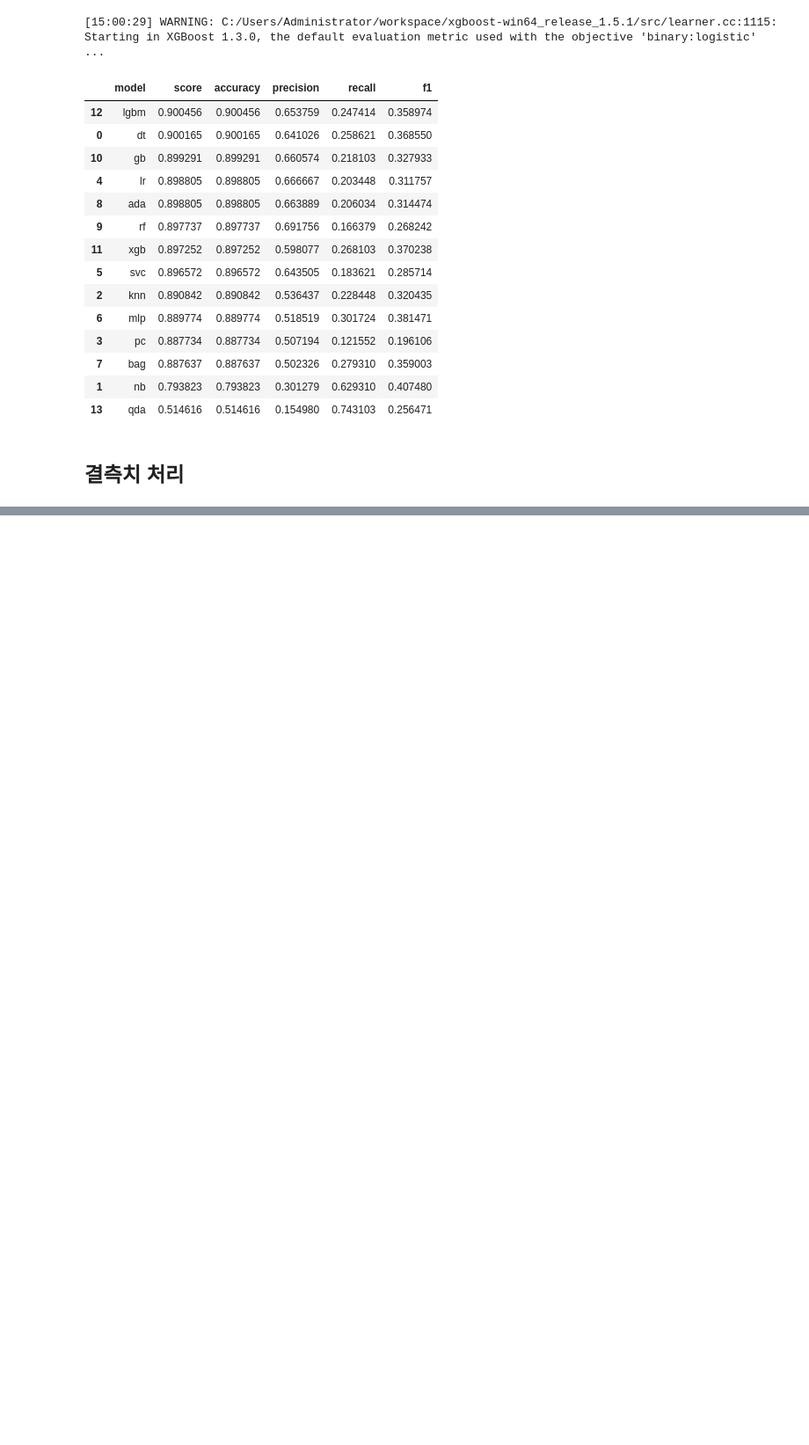
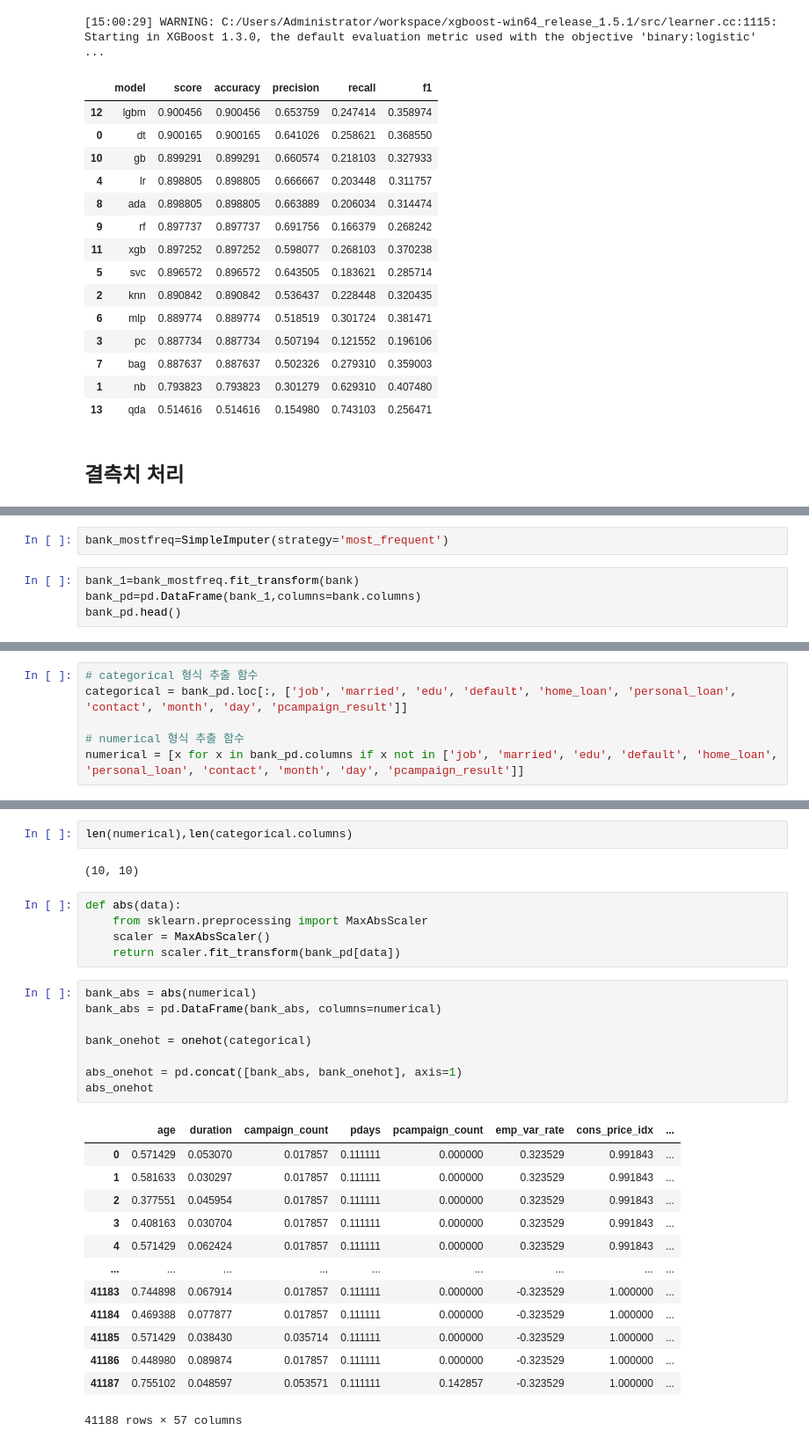
Before and after one commit to black4157/python-project, a Jupyter notebook: bank_project.ipynb, the cells around one changed output, grey strips where cells are left out. Shown at 88% size. Cells and saved outputs as stored; diff of their text form; blank space fills up the shorter version.

```diff
--- a/bank_project.ipynb
+++ b/bank_project.ipynb
@@ -986,0 +879,6 @@ dtype: int64
+# %%
+bank_mostfreq=SimpleImputer(strategy='most_frequent')
+# %%
+bank_1=bank_mostfreq.fit_transform(bank)
+bank_pd=pd.DataFrame(bank_1,columns=bank.columns)
+bank_pd.head()
@@ -986,0 +921,6 @@ dtype: int64
+# %%
+# categorical 형식 추출 함수
+categorical = bank_pd.loc[:, ['job', 'married', 'edu', 'default', 'home_loan', 'personal_loan', 'contact', 'month', 'day', 'pcampaign_result']]
+
+# numerical 형식 추출 함수
+numerical = [x for x in bank_pd.columns if x not in ['job', 'married', 'edu', 'default', 'home_loan', 'personal_loan', 'contact', 'month', 'day', 'pcampaign_result']]
@@ -986,0 +977,31 @@ dtype: int64
+# %%
+len(numerical),len(categorical.columns)
+# %% [output]
+(10, 10)
+# %%
+def abs(data):
+    from sklearn.preprocessing import MaxAbsScaler
+    scaler = MaxAbsScaler()
+    return scaler.fit_transform(bank_pd[data])
+# %%
+bank_abs = abs(numerical)
+bank_abs = pd.DataFrame(bank_abs, columns=numerical)
+
+bank_onehot = onehot(categorical)
+
+abs_onehot = pd.concat([bank_abs, bank_onehot], axis=1)
+abs_onehot
+# %% [output]
+|  | age | duration | campaign_count | pdays | pcampaign_count | emp_var_rate | cons_price_idx | ... |
+| 0 | 0.571429 | 0.053070 | 0.017857 | 0.111111 | 0.000000 | 0.323529 | 0.991843 | ... |
+| 1 | 0.581633 | 0.030297 | 0.017857 | 0.111111 | 0.000000 | 0.323529 | 0.991843 | ... |
+| 2 | 0.377551 | 0.045954 | 0.017857 | 0.111111 | 0.000000 | 0.323529 | 0.991843 | ... |
+| 3 | 0.408163 | 0.030704 | 0.017857 | 0.111111 | 0.000000 | 0.323529 | 0.991843 | ... |
+| 4 | 0.571429 | 0.062424 | 0.017857 | 0.111111 | 0.000000 | 0.323529 | 0.991843 | ... |
+| ... | ... | ... | ... | ... | ... | ... | ... | ... |
+| 41183 | 0.744898 | 0.067914 | 0.017857 | 0.111111 | 0.000000 | -0.323529 | 1.000000 | ... |
+| 41184 | 0.469388 | 0.077877 | 0.017857 | 0.111111 | 0.000000 | -0.323529 | 1.000000 | ... |
+| 41185 | 0.571429 | 0.038430 | 0.035714 | 0.111111 | 0.000000 | -0.323529 | 1.000000 | ... |
+| 41186 | 0.448980 | 0.089874 | 0.017857 | 0.111111 | 0.000000 | -0.323529 | 1.000000 | ... |
+| 41187 | 0.755102 | 0.048597 | 0.053571 | 0.111111 | 0.142857 | -0.323529 | 1.000000 | ... |
+41188 rows × 57 columns
```
Also changed, not shown: parts of 52 cells of this notebook.
